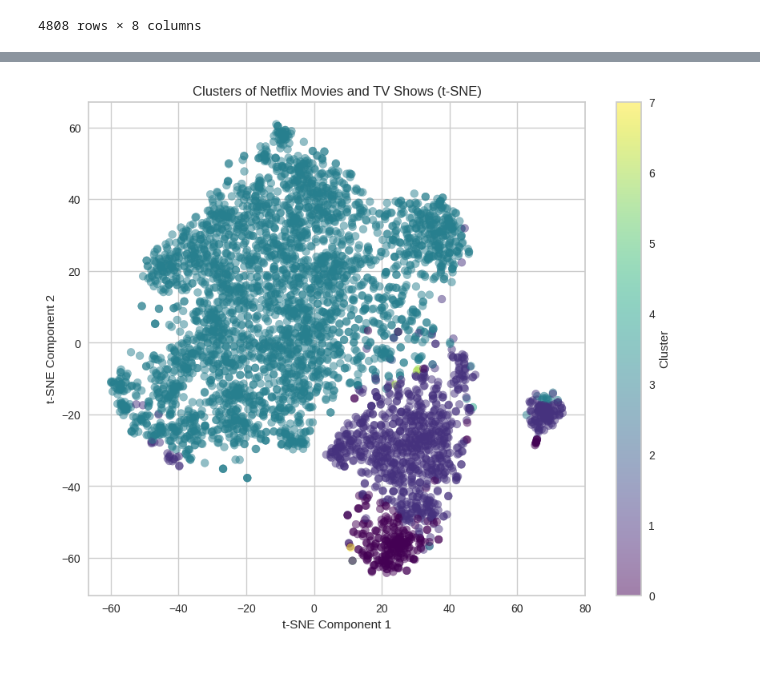
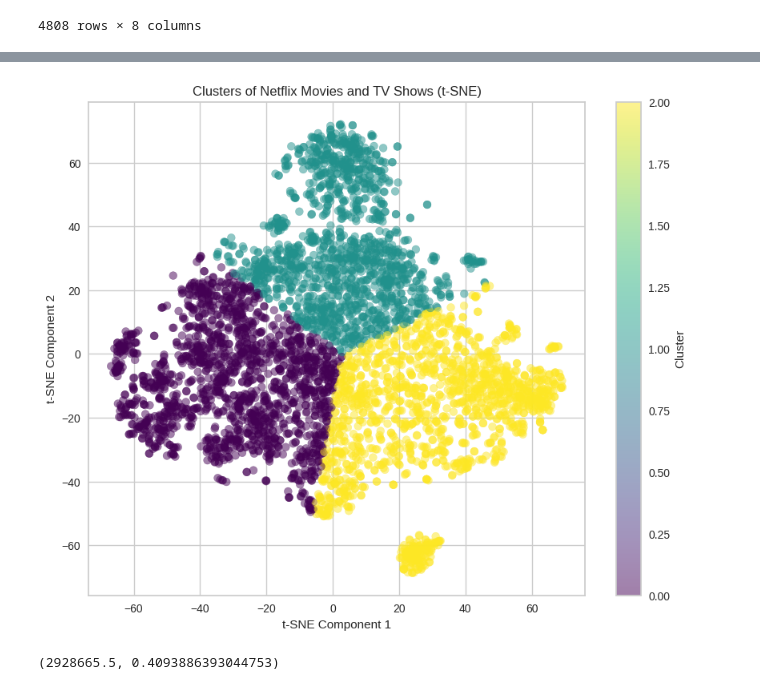
Before and after one commit to SiddharthDNathan/Unsupervised-ML-Netflix-Movies-and-TV-Shows-Clustering, a Jupyter notebook: Unsupervised_ML_Netflix_Movies_and_TV_Shows_Clustering.ipynb, the cells around one changed output, grey strips where cells are left out. Cells and saved outputs as stored; diff of their text form; code cells hidden in the pictures.

```diff
--- a/Unsupervised_ML_Netflix_Movies_and_TV_Shows_Clustering.ipynb
+++ b/Unsupervised_ML_Netflix_Movies_and_TV_Shows_Clustering.ipynb
@@ -161,0 +283,4 @@ df.drop(columns = ['show_id', 'title'],inplace = True)
+# %%
+# Check Unique Values for each variable.
+for i in df.columns.tolist():
+  print("No. of unique values in",i,"is",df[i].nunique())
@@ -169,0 +547,10 @@ plt.show()
+# %%
+# text documents
+text = " ".join(word for word in df['description'])
+
+# create the word cloud using WordCloud library
+wordcloud = WordCloud(stopwords=STOPWORDS, background_color='white', min_font_size=15).generate(text)
+
+# plot the word cloud
+plt.imshow(wordcloud,  interpolation='bilinear')
+plt.show()
@@ -404,12 +972,18 @@ plt.show()
 # %%
-# Apply k-means with the chosen number of clusters (assuming k=6)
-kmeans = KMeans(n_clusters=8, init='k-means++', random_state=42)
-cluster_labels = kmeans.fit_predict(final_df)
+# Apply k-means with the chosen number of clusters (assuming k=3)
+kmeans = KMeans(n_clusters=3, init='k-means++', random_state=42)
+cluster_labels = kmeans.fit_predict(tsne_df)
 
-# Add cluster labels to the dataframe
-final_df['Cluster'] = cluster_labels
+# Convert the NumPy array tsne_df into a DataFrame
+tsne_df = pd.DataFrame(tsne_df)
+
+# Check if the 'Cluster' column exists in tsne_df and add it if necessary
+if 'Cluster' not in tsne_df.columns:
+    tsne_df['Cluster'] = cluster_labels
+else:
+    tsne_df['Cluster'] = cluster_labels
 
 # Analyze the clusters
 # This part involves statistical analysis of each cluster, for example:
-print(final_df.groupby('Cluster').mean())
+print(tsne_df.groupby('Cluster').mean())
 # %% [output]
@@ -453,19 +995,19 @@ array([[ 5.76028759e-02, -2.88864547e-01,  2.24313709e-01,
 # %%
-from sklearn.manifold import TSNE
-
-# Initialize t-SNE model
-tsne = TSNE(n_components=2, random_state=42)
-
-# Fit and transform the data
-tsne_df = tsne.fit_transform(final_df)
-
 # Plotting the clusters
 plt.figure(figsize=(10, 8))
-plt.scatter(tsne_df[:, 0], tsne_df[:, 1], c=final_df['Cluster'], cmap='viridis', alpha=0.5, s=50)
+plt.scatter(tsne_df.iloc[:, 0], tsne_df.iloc[:, 1], c=tsne_df['Cluster'], cmap='viridis', alpha=0.5, s=50)
 plt.xlabel('t-SNE Component 1')
 plt.ylabel('t-SNE Component 2')
 plt.title('Clusters of Netflix Movies and TV Shows (t-SNE)')
 plt.colorbar(label='Cluster')
 plt.show()
 # %% [output]
-[figure, old version]
+[figure, new version]
+# %%
+# Evaluation metrics - distortion, Silhouette score
+kmeans_distortion = kmeans.inertia_
+kmeans_silhouette_score = silhouette_score(tsne_df, kmeans.labels_)
+
+print((kmeans_distortion, kmeans_silhouette_score))
+# %% [output]
+(2928665.5, 0.4093886393044753)
```
Also changed, not shown: parts of 130 cells of this notebook.
